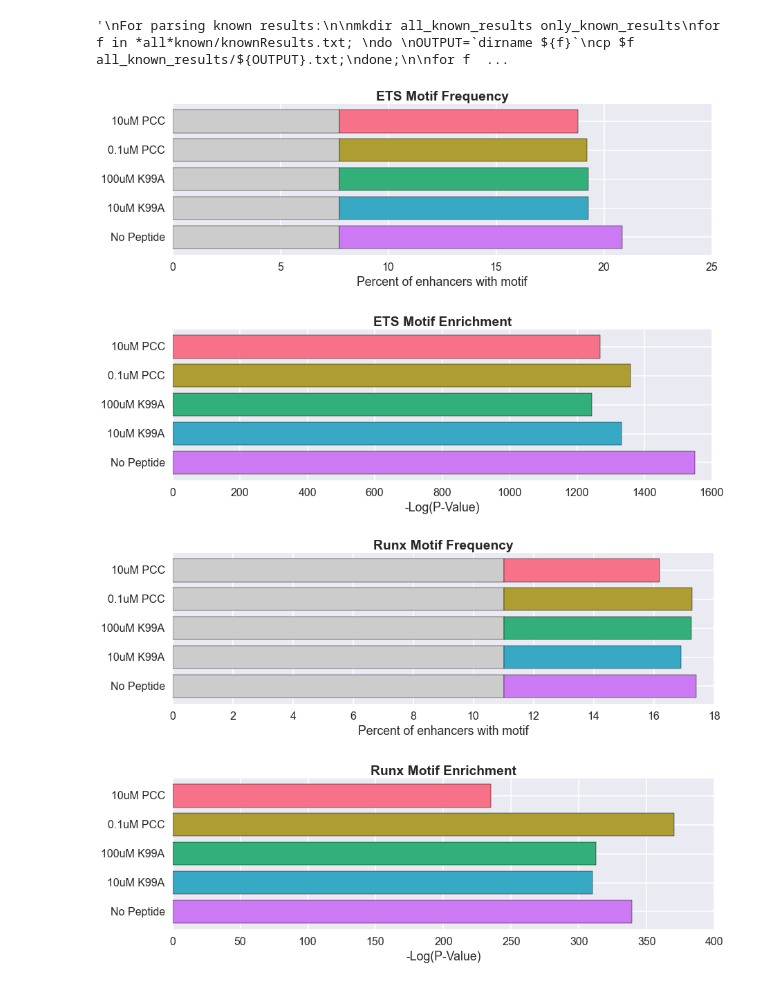
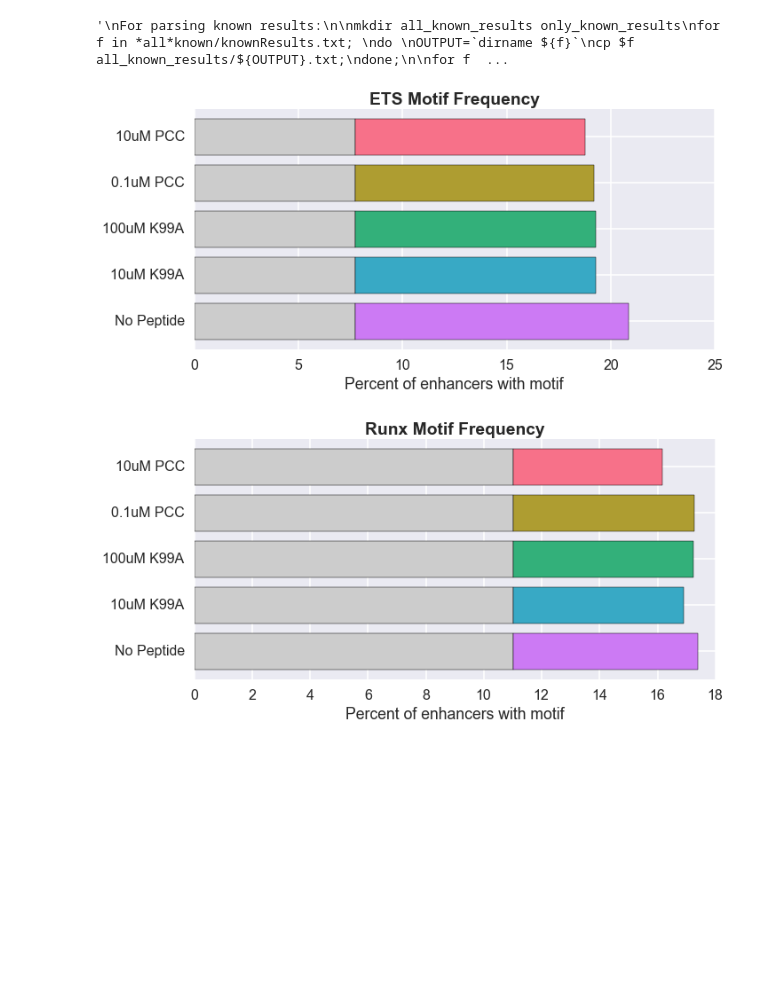
Before and after one commit to karmel/and-tcr-affinity, a Jupyter notebook: andtcr/motifs/enhancers_me2_and.ipynb, the cells around one changed output. Saved outputs shown, nothing was run; the diff lists cells and outputs as text; code cells hidden in the pictures; blank space fills up the shorter version.

Commit message:
Figure cleanups

```diff
--- a/andtcr/motifs/enhancers_me2_and.ipynb
+++ b/andtcr/motifs/enhancers_me2_and.ipynb
@@ -49,6 +49,7 @@ for i, pep in enumerate(peptides):
                     header=False, index=True,
                     line_terminator='\r\n')
 # %%
+unique_counts = []
 for i, pep in enumerate(peptides):
     others = peptides[:i] + peptides[i+1:]
     other_cols = [prefix + o for o in others]
@@ -57,6 +58,7 @@ for i, pep in enumerate(peptides):
                     sep='\t',
                     header=False, index=True,
                     line_terminator='\r\n')
+    unique_counts.append(len(subdata))
 # %%
 '''
 Then run Homer:
@@ -124,35 +126,37 @@ for peptide in peptides:
         target_f  = results.loc[m, '% of Target Sequences with Motif']
         bg_f  = results.loc[m, '% of Background Sequences with Motif']
         logp = results.loc[m, 'Log P-value']
         freqs[m].append(float(target_f.replace('%','')) - float(bg_f.replace('%','')))
         bg_freqs[m].append(float(bg_f.replace('%','')))
         logpvals[m].append(-logp)
 
 colors = sns.color_palette('husl', len(peptides))[::-1]
 width = .8
 for i, m in enumerate(motifs):
-    plt.figure()
+    plt.figure(figsize=[10,5])
 
-    plt.subplot(2,1,1)
+    #plt.subplot(2,1,1)
+    plt.subplot(1,1,1)
     bg_base = [max(bg_freqs[m])]*len(peptides)
     plt.barh(range(0,len(peptides)), bg_base,
              width, color='#CCCCCC')
     plt.barh(range(0,len(peptides)), freqs[m], width, color=colors, left=bg_base)
     plt.title(names[i] + ' Motif Frequency', fontweight='bold')
     plt.yticks([x + width/2 for x in range(0,len(peptides))], labels)
     plt.xlabel('Percent of enhancers with motif')
     plt.ylim([-.2, len(peptides)])
 
+    '''
     plt.subplot(2,1,2)
     plt.barh(range(0,len(peptides)), logpvals[m], width, color=colors)
     plt.title(names[i] + ' Motif Enrichment', fontweight='bold')
     plt.yticks([x + width/2 for x in range(0,len(peptides))], labels)
     plt.xlabel('-Log(P-Value)')
     plt.ylim([-.2, len(peptides)])
-
+    '''
     plt.tight_layout(h_pad=4)
 
     plt.savefig('figures/{}_motif_frequency.png'.format(names[i]), bbox_inches='tight')
 # %% [output]
-[figure, old version]
+[figure, new version]
-[figure, old version]
+[figure, new version]
```
Also changed, not shown: parts of 3 cells of this notebook, 18 other files.
